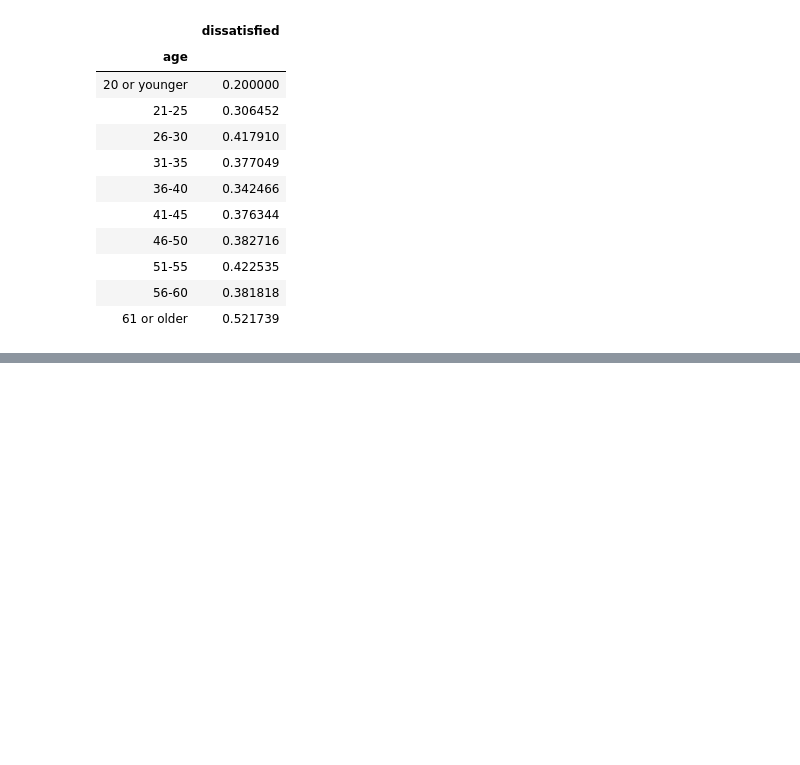
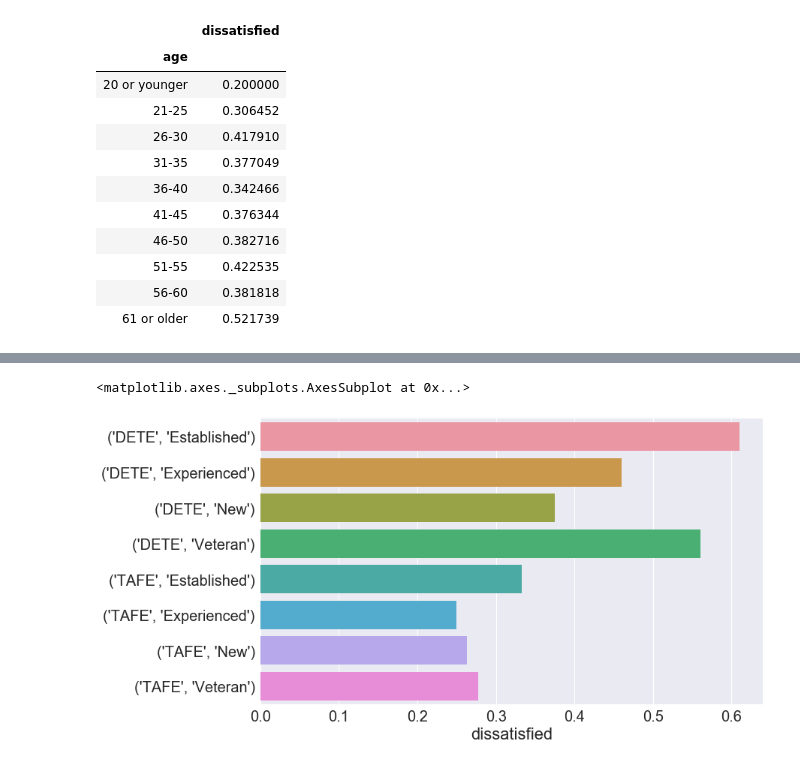
Before and after one commit to sulaiman2001ng/Data-Quest-Projects, a Jupyter notebook: Guided Project_Clean And Analyze Employee Exit Surveys.ipynb, the cells around one changed output, grey strips where cells are left out. Cells and saved outputs as stored; diff of their text form; code cells hidden in the pictures; blank space fills up the shorter version.

```diff
--- a/Guided Project_Clean And Analyze Employee Exit Surveys.ipynb
+++ b/Guided Project_Clean And Analyze Employee Exit Surveys.ipynb
@@ -950,0 +1023,3 @@ plt.show()
+# %%
+x = combined_update.pivot_table(values='dissatisfied', index=['institute', 'service_cat'])
+x
@@ -950,0 +1037,6 @@ plt.show()
+# %%
+plt.figure(figsize=(12,7))
+sns.barplot(data=x, x = 'dissatisfied', y = x.index)
+# %% [output]
+<matplotlib.axes._subplots.AxesSubplot at 0x...>
+[figure, added]
```
Also changed, not shown: parts of 13 cells of this notebook.
